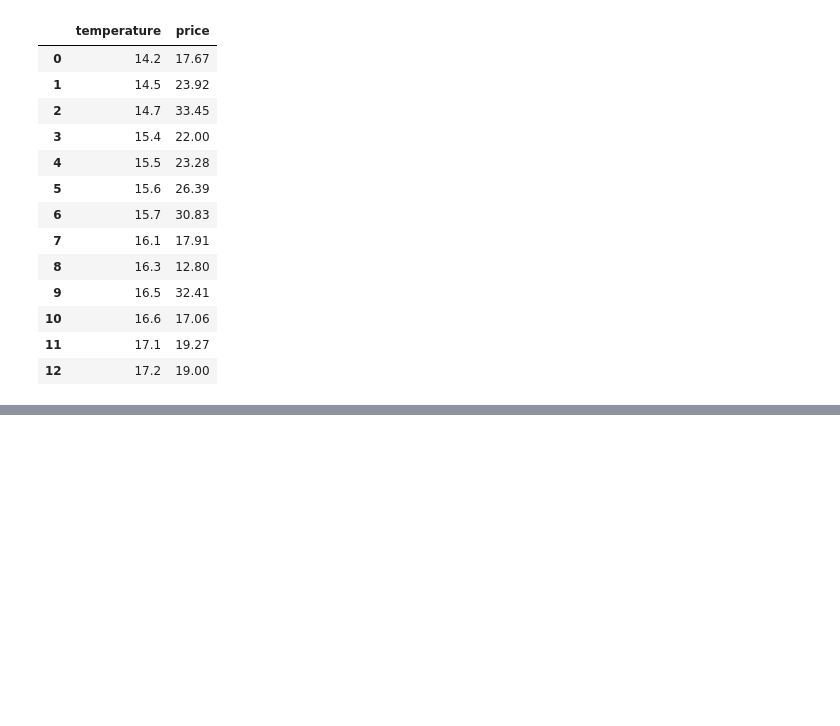
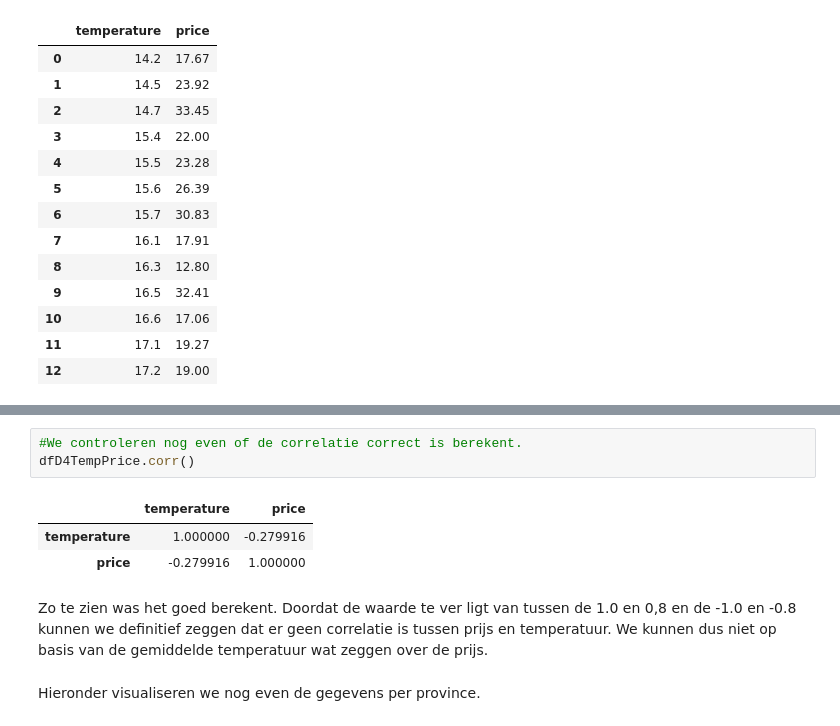
Before and after one commit to TijsS/jupyterNotebook, a Jupyter notebook: Copy_of_WijnOnderzoek.ipynb, the cells around one changed output, grey strips where cells are left out. Saved outputs shown, nothing was run; the diff lists cells and outputs as text; blank space fills up the shorter version.

```diff
--- a/Copy_of_WijnOnderzoek.ipynb
+++ b/Copy_of_WijnOnderzoek.ipynb
@@ -460,3 +454,14 @@ Requirement already satisfied, skipping upgrade: ptyprocess>=0.5 in /usr/local/l
+# %%
+#We controleren nog even of de correlatie correct is berekent.
+dfD4TempPrice.corr()
+# %% [output]
+|  | temperature | price |
+| temperature | 1.000000 | -0.279916 |
+| price | -0.279916 | 1.000000 |
+# %% [markdown]
+Zo te zien was het goed berekent. Doordat de waarde te ver ligt van tussen de 1.0 en 0,8 en de -1.0 en -0.8 kunnen we definitief zeggen dat er geen correlatie is tussen prijs en temperatuur. We kunnen dus niet op basis van de gemiddelde temperatuur wat zeggen over de prijs.
+# %% [markdown]
+Hieronder visualiseren we nog even de gegevens per province.
 # %%
 from __future__ import print_function
 from ipywidgets import interact, interactive, fixed, interact_manual
```
Also changed, not shown: parts of 7 cells of this notebook.
